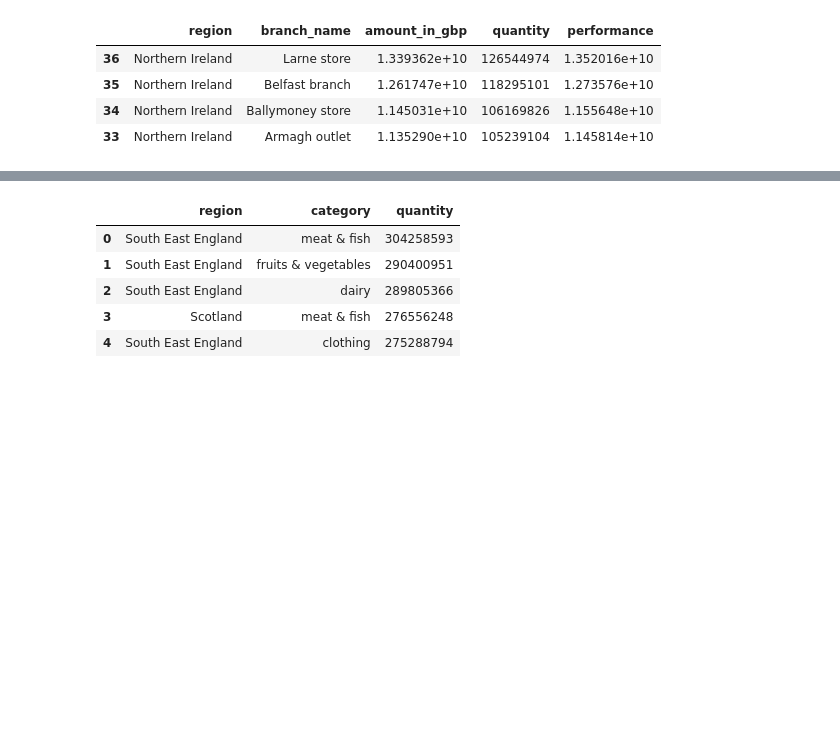
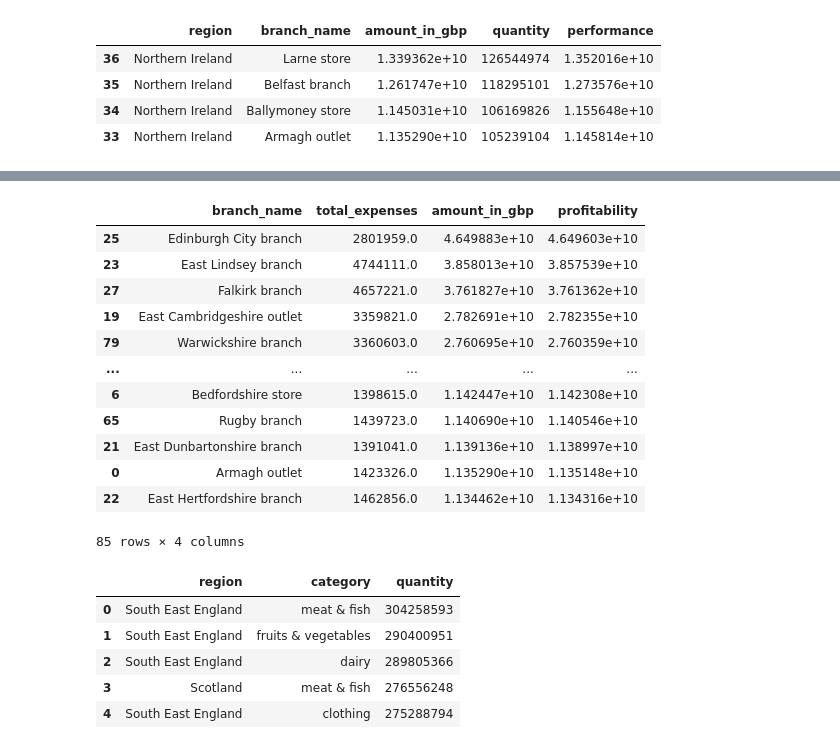
Before and after one commit to CodeMarie/final-project-part-2-dash-app, a Jupyter notebook: data.ipynb, the cells around one changed output, grey strips where cells are left out. Cells and saved outputs as stored; diff of their text form; code cells hidden in the pictures; blank space fills up the shorter version.

```diff
--- a/data.ipynb
+++ b/data.ipynb
@@ -134,3 +168,21 @@ profitability_per_branch_df
+# %%
+# NaN found within amount_in_gbp and profitability columns for St.Edmundsbury branch, the axis of 0 indicates row rather than column and how=any means just partial NaN like this instance is tackled rather than all
+profitability_per_branch_df.dropna(axis=0, how='any', inplace=True)
+profitability_per_branch_df
+# %% [output]
+|  | branch_name | total_expenses | amount_in_gbp | profitability |
+| 25 | Edinburgh City branch | 2801959.0 | 4.649883e+10 | 4.649603e+10 |
+| 23 | East Lindsey branch | 4744111.0 | 3.858013e+10 | 3.857539e+10 |
+| 27 | Falkirk branch | 4657221.0 | 3.761827e+10 | 3.761362e+10 |
+| 19 | East Cambridgeshire outlet | 3359821.0 | 2.782691e+10 | 2.782355e+10 |
+| 79 | Warwickshire branch | 3360603.0 | 2.760695e+10 | 2.760359e+10 |
+| ... | ... | ... | ... | ... |
+| 6 | Bedfordshire store | 1398615.0 | 1.142447e+10 | 1.142308e+10 |
+| 65 | Rugby branch | 1439723.0 | 1.140690e+10 | 1.140546e+10 |
+| 21 | East Dunbartonshire branch | 1391041.0 | 1.139136e+10 | 1.138997e+10 |
+| 0 | Armagh outlet | 1423326.0 | 1.135290e+10 | 1.135148e+10 |
+| 22 | East Hertfordshire branch | 1462856.0 | 1.134462e+10 | 1.134316e+10 |
+85 rows × 4 columns
 # %%
 #Brief 1 Top 5 from product category per region
 top_five_prod_cat_region = prod_cat_region.head()
```
Also changed, not shown: parts of 10 cells of this notebook, 2 other files.
